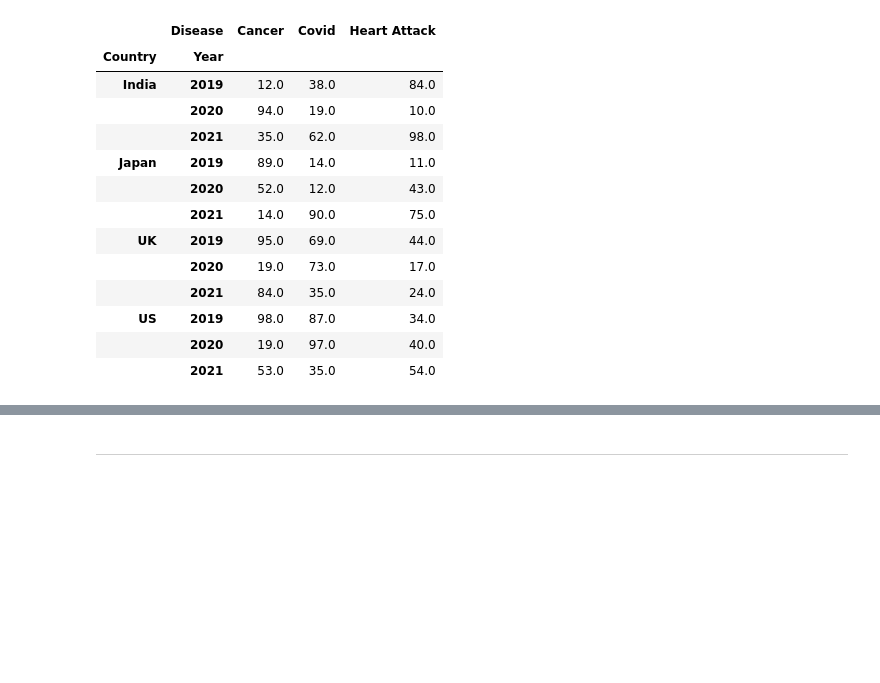
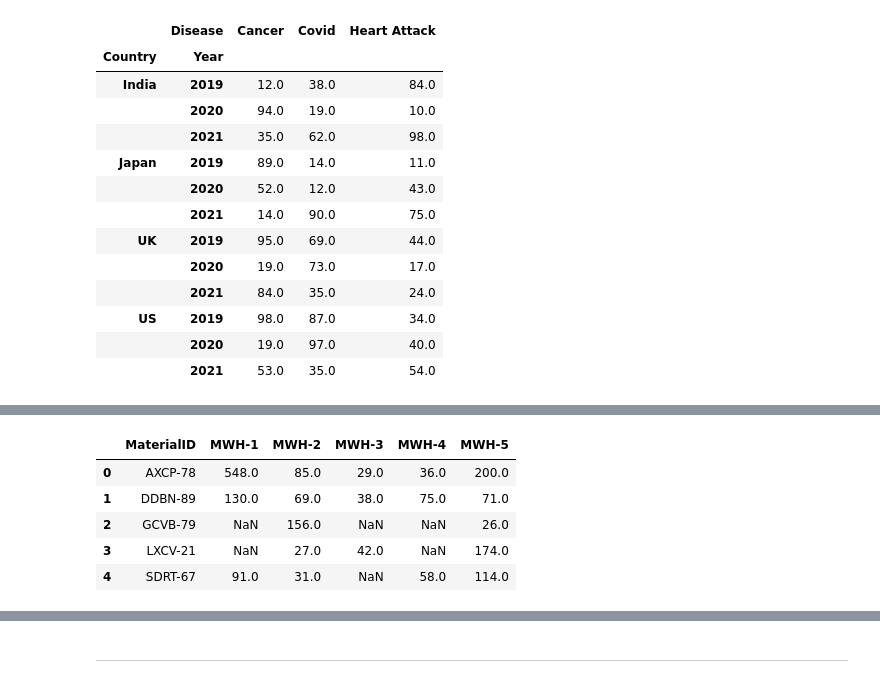
Before and after one commit to realshubhamraut/CDAC-DBDA-coursework, a Jupyter notebook: 08.advanced-analytics-stats/data_manipulation-2.ipynb, the cells around one changed output, grey strips where cells are left out. Cells and saved outputs as stored; diff of their text form; code cells hidden in the pictures; blank space fills up the shorter version.

```diff
--- a/08.advanced-analytics-stats/data_manipulation-2.ipynb
+++ b/08.advanced-analytics-stats/data_manipulation-2.ipynb
@@ -413,0 +440,9 @@ df3
+# %%
+df1.head()
+# %% [output]
+|  | MaterialID | MWH-1 | MWH-2 | MWH-3 | MWH-4 | MWH-5 |
+| 0 | AXCP-78 | 548.0 | 85.0 | 29.0 | 36.0 | 200.0 |
+| 1 | DDBN-89 | 130.0 | 69.0 | 38.0 | 75.0 | 71.0 |
+| 2 | GCVB-79 | NaN | 156.0 | NaN | NaN | 26.0 |
+| 3 | LXCV-21 | NaN | 27.0 | 42.0 | NaN | 174.0 |
+| 4 | SDRT-67 | 91.0 | 31.0 | NaN | 58.0 | 114.0 |
```
Also changed, not shown: parts of 9 cells of this notebook, 6 other files.
